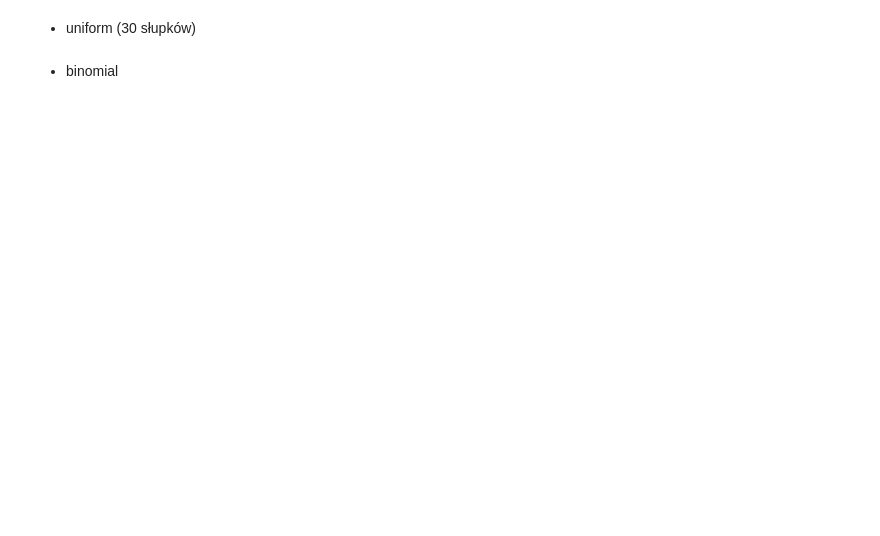
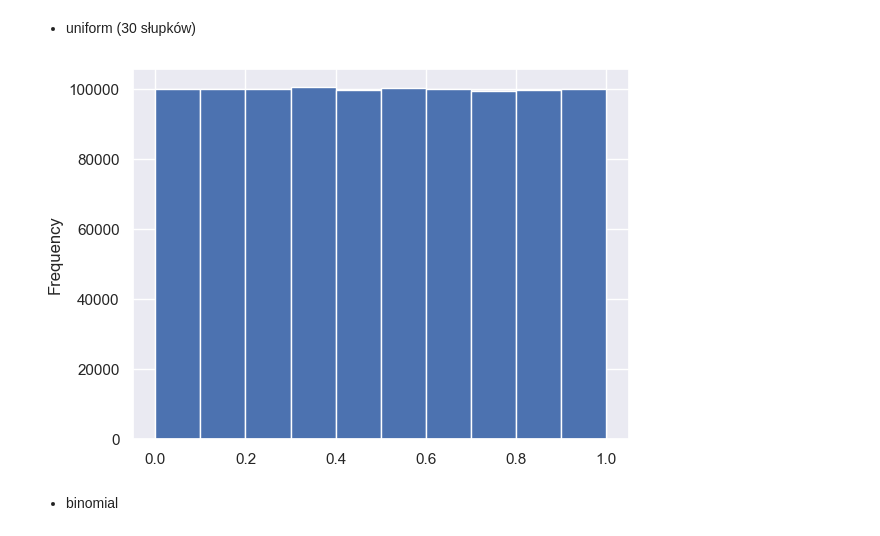
Before and after one commit to tomasz450/Analiza-danych-w-Python-11.05.26, a Jupyter notebook: 3. Pandas/Zadania/11-20.ipynb, the cells around one changed output. Cells and saved outputs as stored; diff of their text form; code cells hidden in the pictures; blank space fills up the shorter version.

```diff
--- a/3. Pandas/Zadania/11-20.ipynb
+++ b/3. Pandas/Zadania/11-20.ipynb
@@ -297,2 +377,6 @@ __Wskazówka:__ Użyj parametrów kind='hist', bins=20._
+# %%
+df['uniform'].plot(kind='hist', bins=10);
+# %% [output]
+[figure, added]
 # %% [markdown]
 * binomial
```
Also changed, not shown: parts of 23 cells of this notebook, 3 other files.
